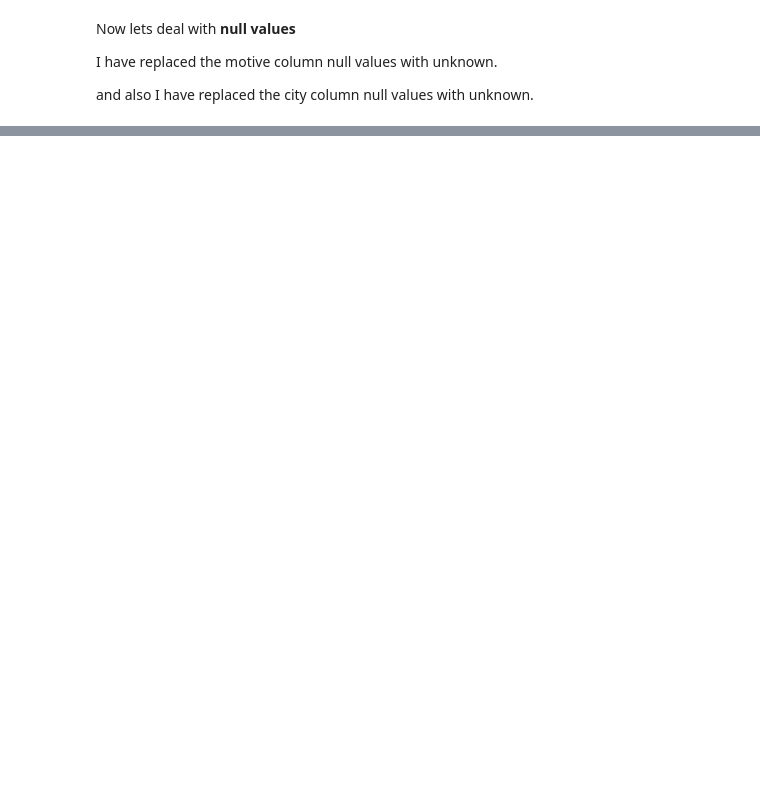
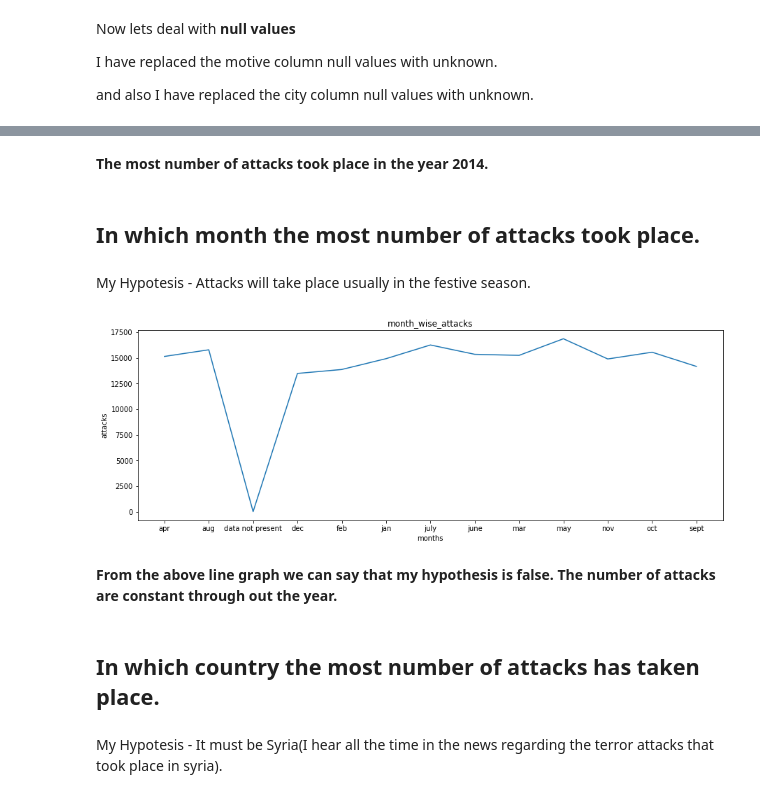
Before and after one commit to Shourya306/Global-Terrorism-EDA, a Jupyter notebook: Copy_of_Global_Terrorism_Analysis_Capstone_Project.ipynb, the cells around one changed output, grey strips where cells are left out. Cells and saved outputs as stored; diff of their text form; code cells hidden in the pictures; blank space fills up the shorter version.

```diff
--- a/Copy_of_Global_Terrorism_Analysis_Capstone_Project.ipynb
+++ b/Copy_of_Global_Terrorism_Analysis_Capstone_Project.ipynb
@@ -250,0 +232,22 @@ See the caveats in the documentation: https://pandas.pydata.org/pandas-docs/stab
+# %% [markdown]
+ **The most number of attacks took place in the year 2014.**
+# %% [markdown]
+## In which month the most number of attacks took place.
+# %% [markdown]
+My Hypotesis - Attacks will take place usually in the festive season.
+# %%
+# Plotting a line graph to check if my hypotesis is true or false.
+attacks_month_wise = df.groupby('month_full')['day'].count()
+plt.plot(attacks_month_wise)
+plt.title('month_wise_attacks')
+plt.xlabel('months')
+plt.ylabel('attacks')
+plt.rcParams['figure.figsize'] = (20, 5)
+# %% [output]
+[figure, added]
+# %% [markdown]
+**From the above line graph we can say that my hypothesis is false. The number of attacks are constant through out the year.**
+# %% [markdown]
+## In which country the most number of attacks has taken place.
+# %% [markdown]
+My Hypotesis - It must be Syria(I hear all the time in the news regarding the terror attacks that took place in syria).
```
Also changed, not shown: parts of 43 cells of this notebook.
